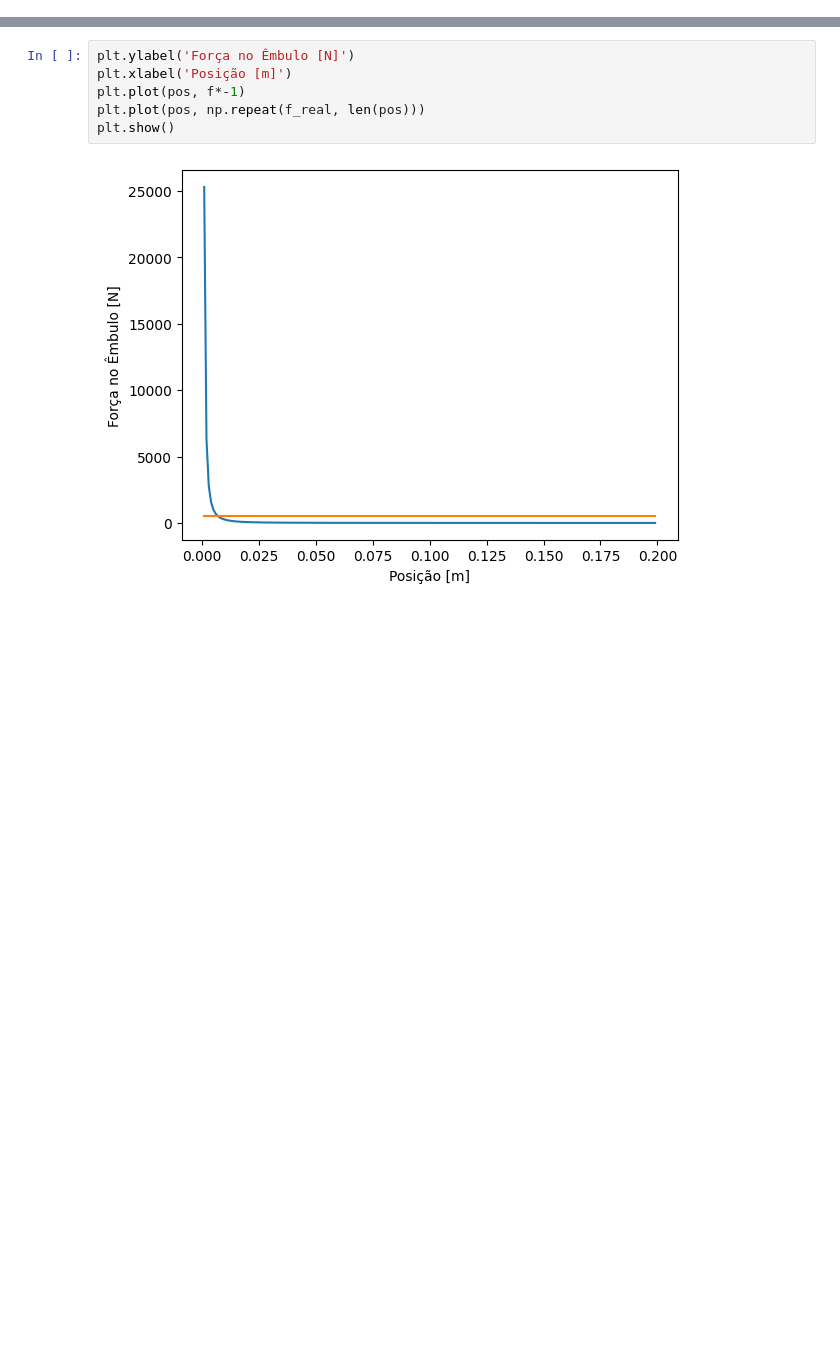
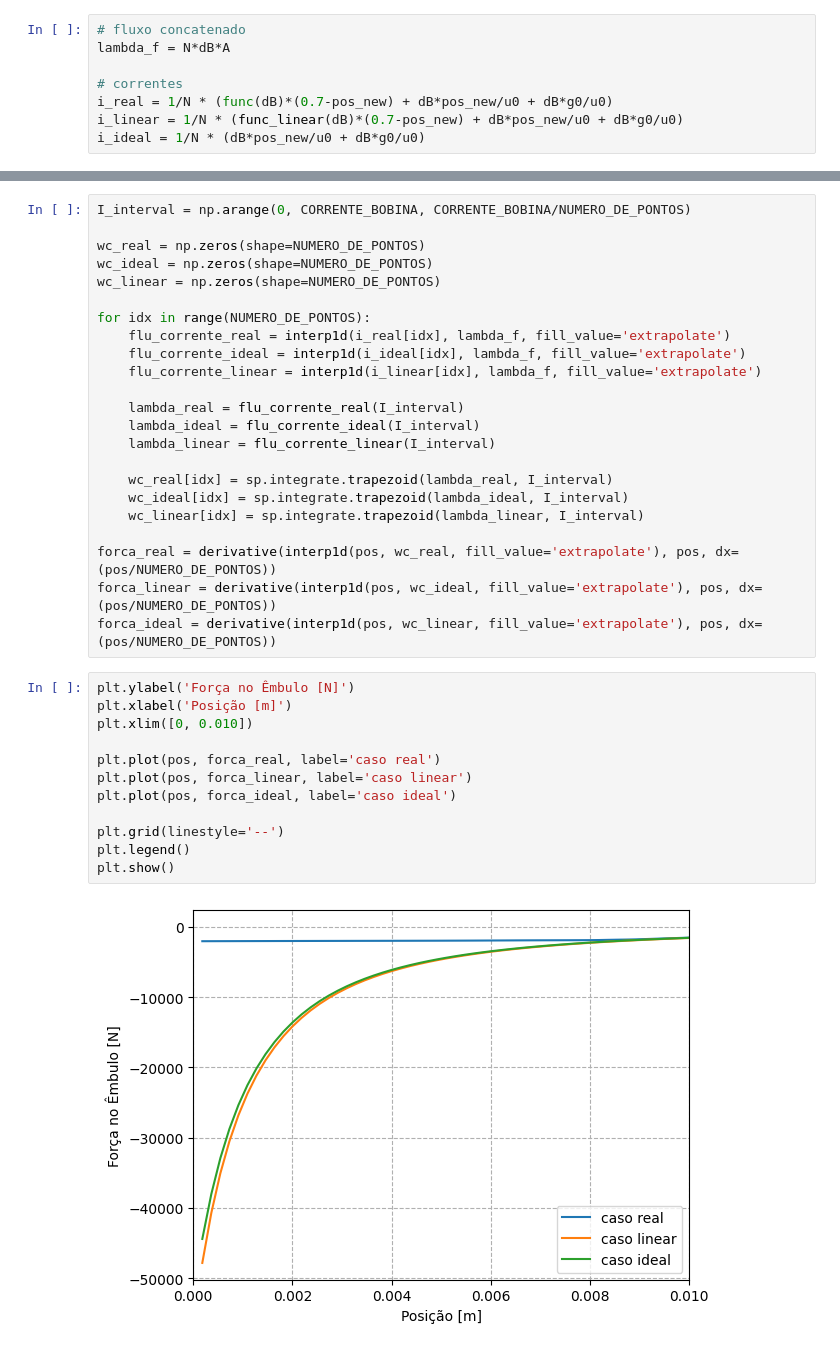
Before and after one commit to Danilo0liveira/conversao-eletromecanica, a Jupyter notebook: ex01.ipynb, the cells around one changed output, grey strips where cells are left out. Drawn from its saved outputs; the diff is of its cells as text; blank space fills up the shorter version.

```diff
--- a/ex01.ipynb
+++ b/ex01.ipynb
@@ -73,0 +76,8 @@ H_it = func(B_pnts)
+# %%
+# fluxo concatenado
+lambda_f = N*dB*A
+
+# correntes
+i_real = 1/N * (func(dB)*(0.7-pos_new) + dB*pos_new/u0 + dB*g0/u0)
+i_linear = 1/N * (func_linear(dB)*(0.7-pos_new) + dB*pos_new/u0 + dB*g0/u0)
+i_ideal = 1/N * (dB*pos_new/u0 + dB*g0/u0)
@@ -91,8 +113,37 @@ f_real = w_per_vol * 0.7
+# %%
+I_interval = np.arange(0, CORRENTE_BOBINA, CORRENTE_BOBINA/NUMERO_DE_PONTOS)
+
+wc_real = np.zeros(shape=NUMERO_DE_PONTOS)
+wc_ideal = np.zeros(shape=NUMERO_DE_PONTOS)
+wc_linear = np.zeros(shape=NUMERO_DE_PONTOS)
+
+for idx in range(NUMERO_DE_PONTOS):
+    flu_corrente_real = interp1d(i_real[idx], lambda_f, fill_value='extrapolate')
+    flu_corrente_ideal = interp1d(i_ideal[idx], lambda_f, fill_value='extrapolate')
+    flu_corrente_linear = interp1d(i_linear[idx], lambda_f, fill_value='extrapolate')
+
+    lambda_real = flu_corrente_real(I_interval)
+    lambda_ideal = flu_corrente_ideal(I_interval)
+    lambda_linear = flu_corrente_linear(I_interval)
+
+    wc_real[idx] = sp.integrate.trapezoid(lambda_real, I_interval)
+    wc_ideal[idx] = sp.integrate.trapezoid(lambda_ideal, I_interval)
+    wc_linear[idx] = sp.integrate.trapezoid(lambda_linear, I_interval)
+
+forca_real = derivative(interp1d(pos, wc_real, fill_value='extrapolate'), pos, dx=(pos/NUMERO_DE_PONTOS))
+forca_linear = derivative(interp1d(pos, wc_ideal, fill_value='extrapolate'), pos, dx=(pos/NUMERO_DE_PONTOS))
+forca_ideal = derivative(interp1d(pos, wc_linear, fill_value='extrapolate'), pos, dx=(pos/NUMERO_DE_PONTOS))
 # %%
 plt.ylabel('Força no Êmbulo [N]')
 plt.xlabel('Posição [m]')
-plt.plot(pos, f*-1)
-plt.plot(pos, np.repeat(f_real, len(pos)))
+plt.xlim([0, 0.010])
+
+plt.plot(pos, forca_real, label='caso real')
+plt.plot(pos, forca_linear, label='caso linear')
+plt.plot(pos, forca_ideal, label='caso ideal')
+
+plt.grid(linestyle='--')
+plt.legend()
 plt.show()
 # %% [output]
-[figure, old version]
+[figure, new version]
```
Also changed, not shown: parts of 9 cells of this notebook.
